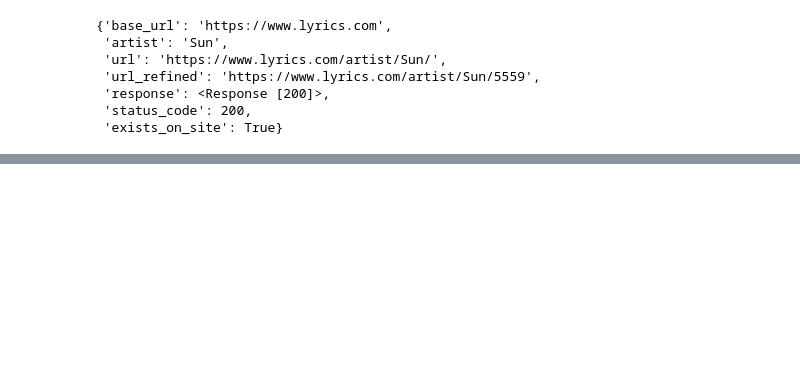
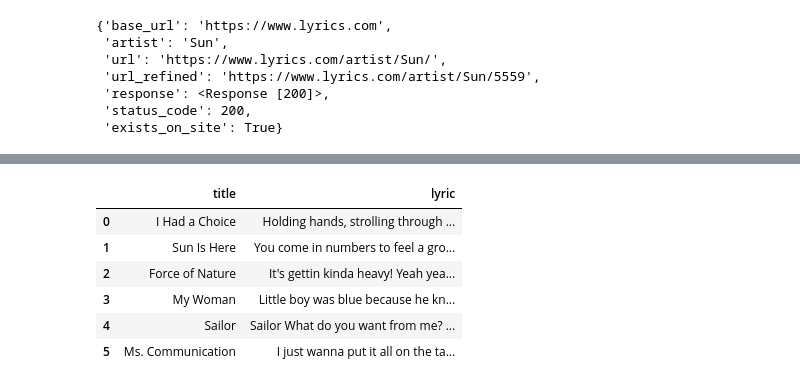
Before and after one commit to the-Hull/p045_spiced_projects, a Jupyter notebook: 04_week/02_project/_dev_lyrics_classifier.ipynb, the cells around one changed output, grey strips where cells are left out. Saved outputs shown, nothing was run; the diff lists cells and outputs as text; code cells hidden in the pictures; blank space fills up the shorter version.

Commit message:
lyric extraction

```diff
--- a/04_week/02_project/_dev_lyrics_classifier.ipynb
+++ b/04_week/02_project/_dev_lyrics_classifier.ipynb
@@ -118,8 +113,10 @@ Found unique artist
 - check if `exists_on_site = True`
 - grab all song links
 # %%
+import lyrics_fun as lf
+
 artist = lf.get_artist("Sun", True)
-artist_links = lf.extract_lyric_links(artist, drop_duplicates = True, verbose=True)
+artist_links = lf.extract_lyric_links(artist, drop_duplicates = True, drop_instrumentals = True, verbose=True)
 len(artist_links['links'])
 # %% [output]
 Artist: Sun ----- Status: 200
@@ -165,0 +153,2 @@ artist_links['links']
+# %%
+extract_test = lf.extract_lyric(artist_links=artist_links, verbose = False)
@@ -165,0 +175,10 @@ artist_links['links']
+# %%
+lf.pd.DataFrame({'title' : extract_test['lyric_titles'], 'lyric': extract_test['lyric_text']})
+# %% [output]
+|  | title | lyric |
+| 0 | I Had a Choice | Holding hands, strolling through ... |
+| 1 | Sun Is Here | You come in numbers to feel a gro... |
+| 2 | Force of Nature | It's gettin kinda heavy! Yeah yea... |
+| 3 | My Woman | Little boy was blue because he kn... |
+| 4 | Sailor | Sailor What do you want from me? ... |
+| 5 | Ms. Communication | I just wanna put it all on the ta... |
```
Also changed, not shown: parts of 5 cells of this notebook, 1 other file.
